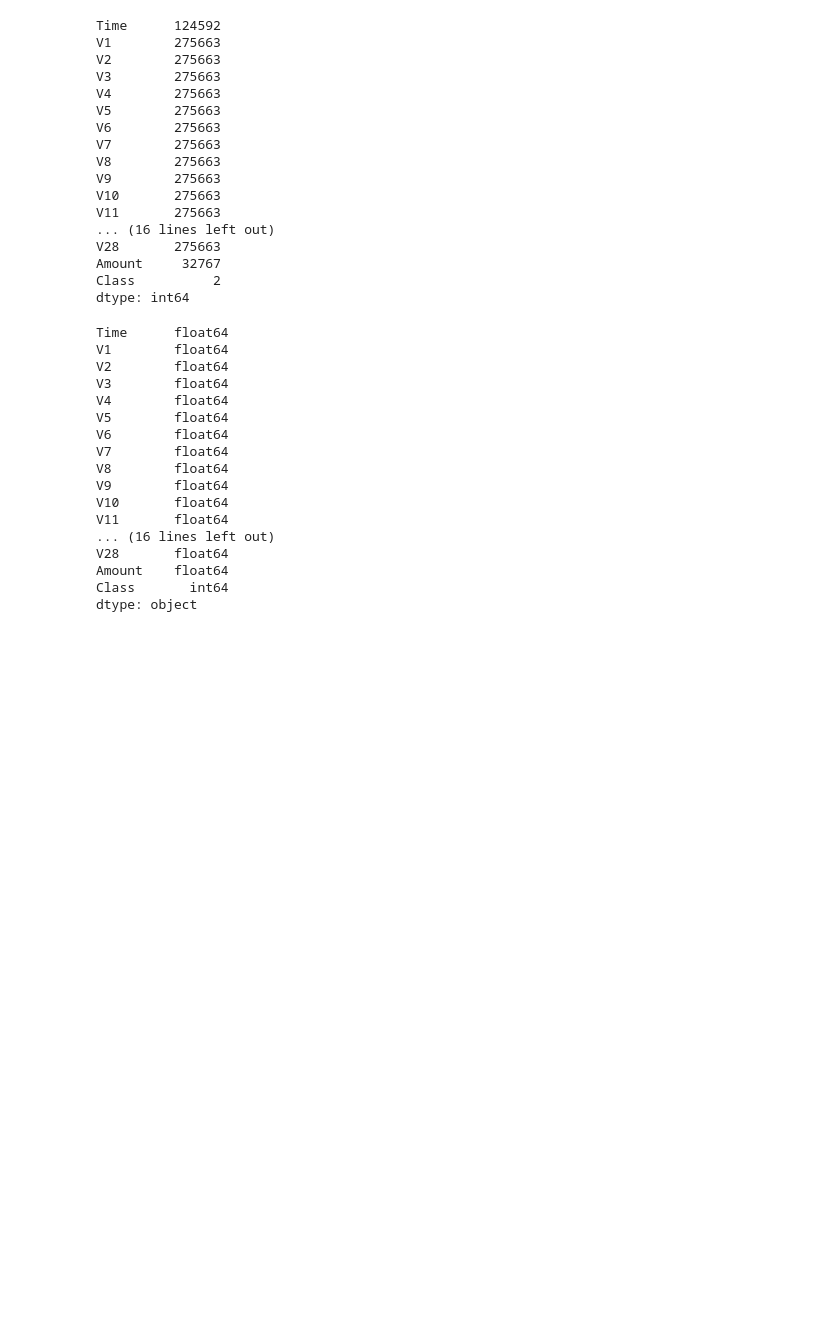
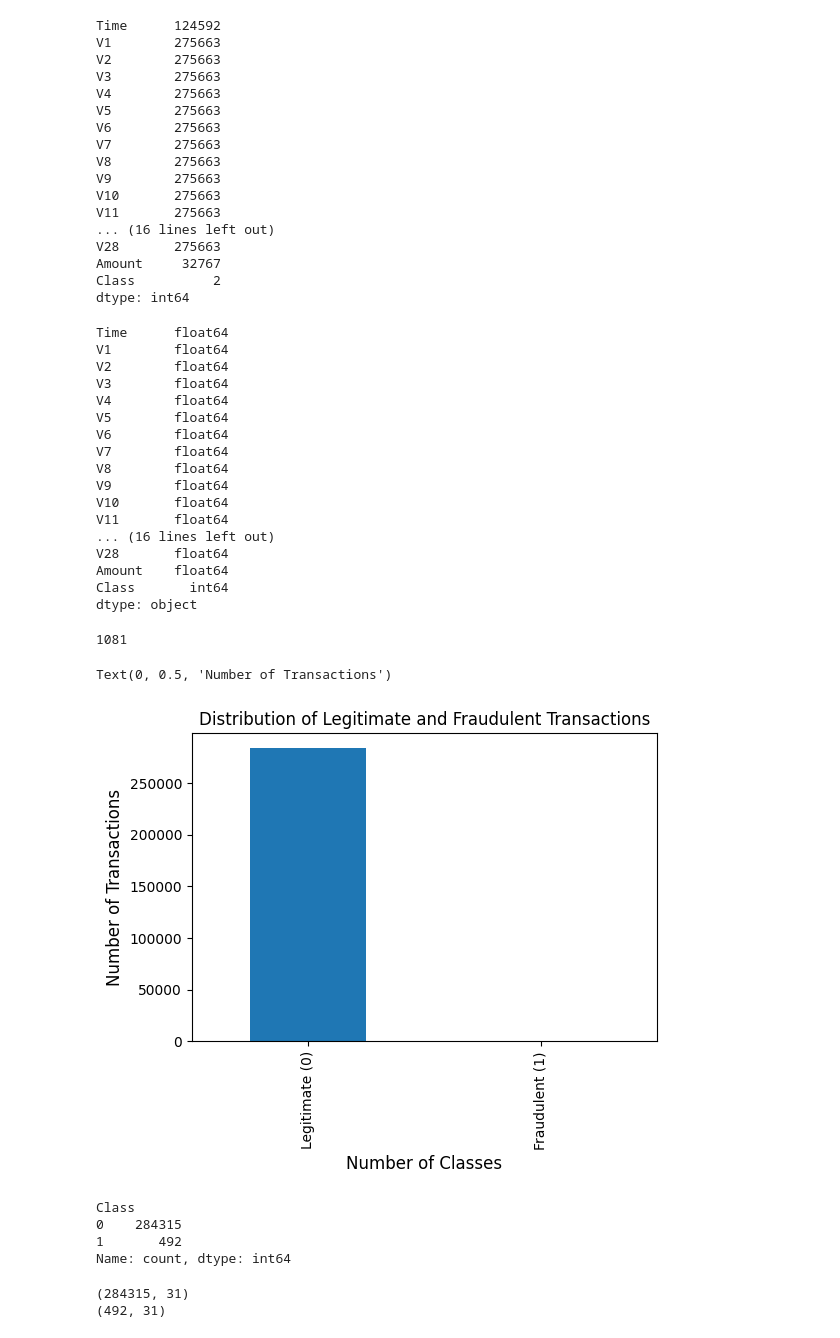
Before and after one commit to Vanshaj14Mohan/Credit-Card-Fraud-Detection-Project, a Jupyter notebook: Files/main.ipynb, the cells around one changed output. Drawn from its saved outputs; the diff is of its cells as text; code cells hidden in the pictures; blank space fills up the shorter version.

```diff
--- a/Files/main.ipynb
+++ b/Files/main.ipynb
@@ -106,3 +126,25 @@ V28       float64
 Amount    float64
 Class       int64
 dtype: object
+# %%
+df.duplicated().sum() # Check for duplicate rows
+# %% [output]
+1081
+# %%
+# Checking for legitimate and fraudulent transactions
+df['Class'].value_counts().plot(kind='bar', figsize=(6,4))
+plt.title('Distribution of Legitimate and Fraudulent Transactions')
+plt.xticks(ticks=[0, 1], labels=['Legitimate (0)', 'Fraudulent (1)'])
+plt.xlabel('Number of Classes', fontsize=12)
+plt.ylabel('Number of Transactions', fontsize=12)
+# %% [output]
+Text(0, 0.5, 'Number of Transactions')
+[figure, added]
+# %%
+df['Class'].value_counts() # Check the distribution of the target variable
+# The dataset is highly imbalanced with a majority of legitimate transactions (0) and a minority of fraudulent transactions (1)
+# %% [output]
+Class
+0    284315
+1       492
+Name: count, dtype: int64
@@ -108,0 +155,6 @@ dtype: object
+# %%
+print(real.shape)
+print(fake.shape)
+# %% [output]
+(284315, 31)
+(492, 31)
```
Also changed, not shown: parts of 2 cells of this notebook.
